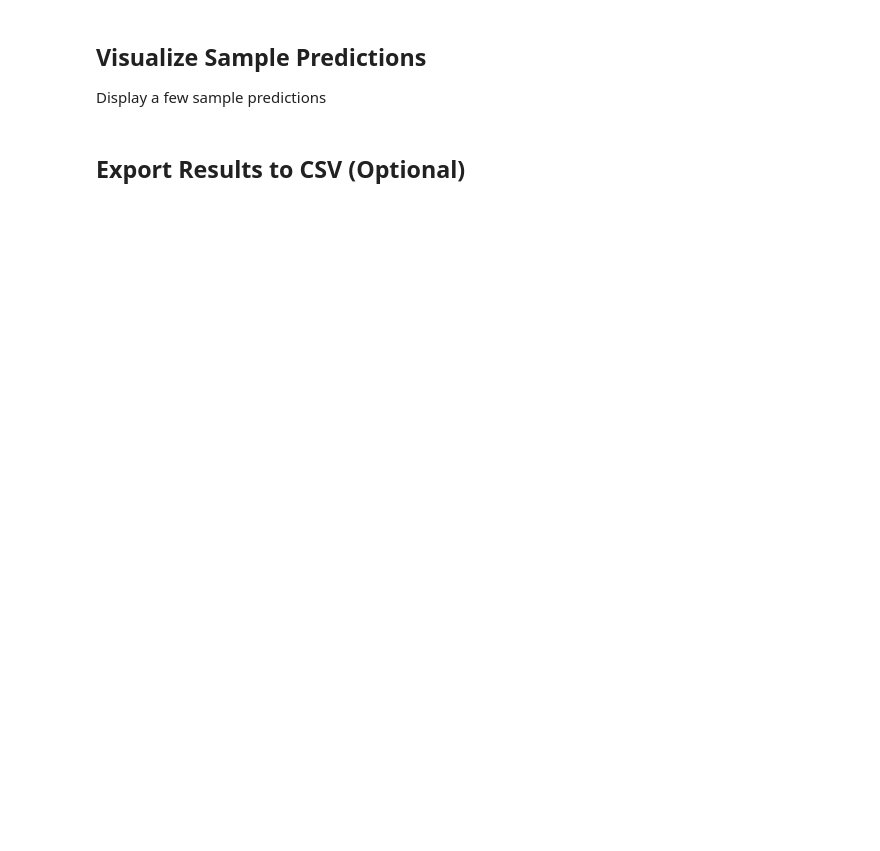
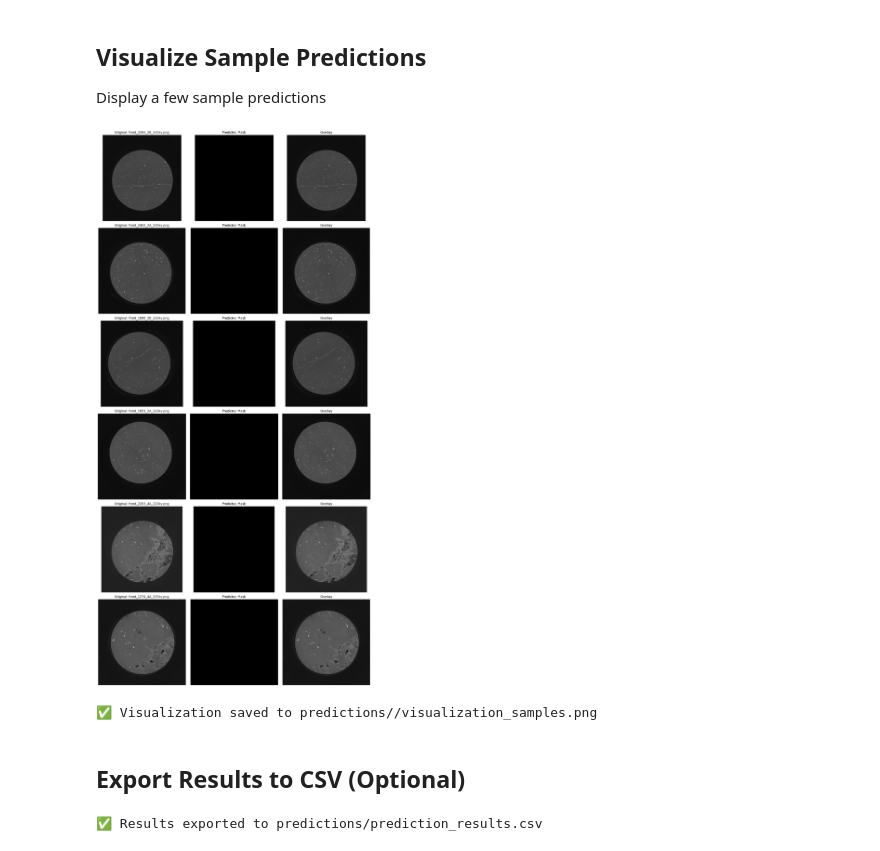
Before and after one commit to Ramyarzarza/Realistic_Crack, a Jupyter notebook: model_inference.ipynb, the cells around one changed output. Saved outputs shown, nothing was run; the diff lists cells and outputs as text; code cells hidden in the pictures; blank space fills up the shorter version.

```diff
--- a/model_inference.ipynb
+++ b/model_inference.ipynb
@@ -25,7 +42,7 @@ Set the paths for model, input samples, and output predictions
 MODEL_PATH = "Generalized_dataset.pt"  # Path to saved model
 SAMPLES_DIR = "samples/"  # Directory containing input images
 OUTPUT_DIR = "predictions/"  # Directory to save predictions
-IMG_SIZE = (800, 800)  # Model input size
+IMG_SIZE = (1600, 1600)  # Model input size
 
 # Create output directories
 os.makedirs(OUTPUT_DIR, exist_ok=True)
@@ -158,45 +247,37 @@ if len(image_files) == 0:
 else:
     print("\nProcessing images...")
 
-    # Process each image
     results = []
 
-    with torch.no_grad():  # Disable gradient computation for inference
+    with torch.no_grad():
         for img_file in tqdm(image_files, desc="Processing"):
             try:
-                # Full path to image
                 img_path = os.path.join(SAMPLES_DIR, img_file)
-
-                # Preprocess
                 original_img, img_tensor, original_size = preprocess_image(img_path, IMG_SIZE)
 
-                # Move to device and predict
                 img_tensor = img_tensor.to(DEVICE)
                 prediction = model(img_tensor)
-
-                # Postprocess
-                pred_mask = postprocess_prediction(prediction, original_size, threshold=0.5)
-
-                # Create overlay
+                pred_mask = postprocess_prediction(prediction, original_size)
                 overlay = create_overlay(original_img, pred_mask, alpha=0.4)
 
-                # Save results
                 base_name = os.path.splitext(img_file)[0]
-
-                # Save mask
                 mask_path = os.path.join(OUTPUT_DIR, "masks", f"{base_name}_mask.png")
                 cv2.imwrite(mask_path, pred_mask)
 
-                # Save overlay
                 overlay_path = os.path.join(OUTPUT_DIR, "overlays", f"{base_name}_overlay.png")
                 cv2.imwrite(overlay_path, overlay)
 
-                # Store results for summary
-                crack_percentage = (pred_mask > 127).sum() / pred_mask.size * 100
+                line_percentage = (pred_mask == LINE_CLASS).sum() / pred_mask.size * 100
+                shape_percentage = (pred_mask == SHAPE_CLASS).sum() / pred_mask.size * 100
+                defect_percentage = line_percentage + shape_percentage
+
                 results.append({
                     'filename': img_file,
-                    'crack_percentage': crack_percentage,
-                    'has_crack': crack_percentage > 0.1  # Consider >0.1% as having cracks
+                    'line_percentage': line_percentage,
+                    'shape_percentage': shape_percentage,
+                    'defect_percentage': defect_percentage,
+                    'has_crack': line_percentage > 0.1,
+                    'has_shape': shape_percentage > 0.1
                 })
 
             except Exception as e:
@@ -239,45 +352,45 @@ Display a few sample predictions
 num_samples = min(6, len(image_files))
 
 if num_samples > 0:
-    fig, axes = plt.subplots(num_samples, 3, figsize=(15, 5*num_samples))
+    fig, axes = plt.subplots(num_samples, 3, figsize=(15, 5 * num_samples))
     if num_samples == 1:
         axes = axes.reshape(1, -1)
 
     for idx in range(num_samples):
         img_file = image_files[idx]
         base_name = os.path.splitext(img_file)[0]
 
-        # Load original image
         original_path = os.path.join(SAMPLES_DIR, img_file)
         original = cv2.imread(original_path, cv2.IMREAD_GRAYSCALE)
 
-        # Load predicted mask
         mask_path = os.path.join(OUTPUT_DIR, "masks", f"{base_name}_mask.png")
         mask = cv2.imread(mask_path, cv2.IMREAD_GRAYSCALE)
+        mask_rgb = mask_to_color(mask)
 
-        # Load overlay
         overlay_path = os.path.join(OUTPUT_DIR, "overlays", f"{base_name}_overlay.png")
         overlay = cv2.imread(overlay_path)
         overlay_rgb = cv2.cvtColor(overlay, cv2.COLOR_BGR2RGB)
 
-        # Display
         axes[idx, 0].imshow(original, cmap='gray')
         axes[idx, 0].set_title(f"Original: {img_file}")
         axes[idx, 0].axis('off')
 
-        axes[idx, 1].imshow(mask, cmap='gray')
+        axes[idx, 1].imshow(mask_rgb)
         axes[idx, 1].set_title("Predicted Mask")
         axes[idx, 1].axis('off')
 
         axes[idx, 2].imshow(overlay_rgb)
         axes[idx, 2].set_title("Overlay")
         axes[idx, 2].axis('off')
 
     plt.tight_layout()
     plt.savefig(f"{OUTPUT_DIR}/visualization_samples.png", dpi=150, bbox_inches='tight')
     plt.show()
 
     print(f"✅ Visualization saved to {OUTPUT_DIR}/visualization_samples.png")
+# %% [output]
+[figure, added]
+✅ Visualization saved to predictions//visualization_samples.png
 # %% [markdown]
 ## Export Results to CSV (Optional)
 # %%
@@ -288,7 +401,14 @@ if results:
     csv_path = os.path.join(OUTPUT_DIR, "prediction_results.csv")
 
     with open(csv_path, 'w', newline='') as csvfile:
-        fieldnames = ['filename', 'crack_percentage', 'has_crack']
+        fieldnames = [
+            'filename',
+            'line_percentage',
+            'shape_percentage',
+            'defect_percentage',
+            'has_crack',
+            'has_shape'
+        ]
         writer = csv.DictWriter(csvfile, fieldnames=fieldnames)
 
         writer.writeheader()
@@ -296,3 +416,5 @@ if results:
             writer.writerow(result)
 
     print(f"✅ Results exported to {csv_path}")
+# %% [output]
+✅ Results exported to predictions/prediction_results.csv
```
Also changed, not shown: parts of 7 cells of this notebook, 23 other files.
